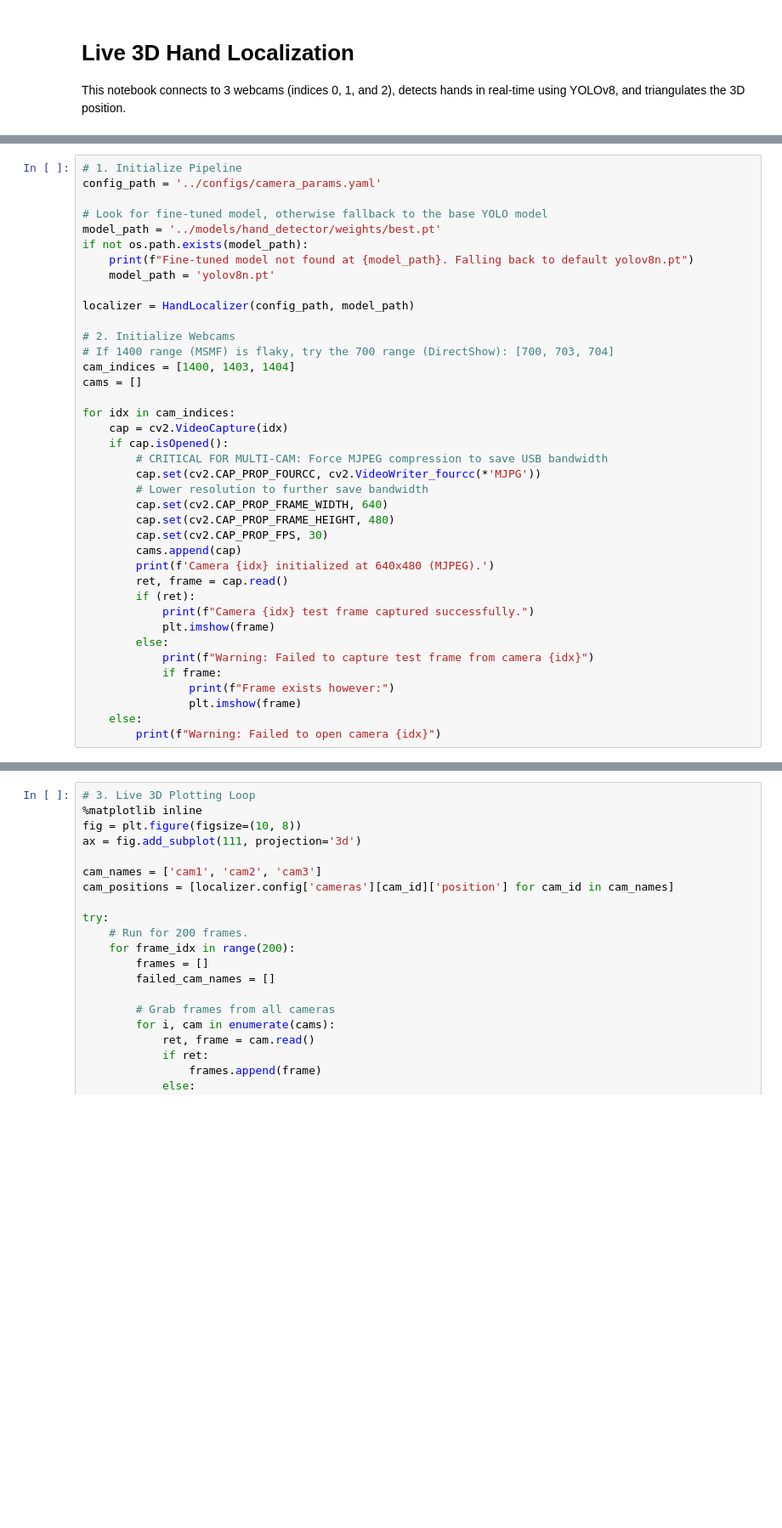
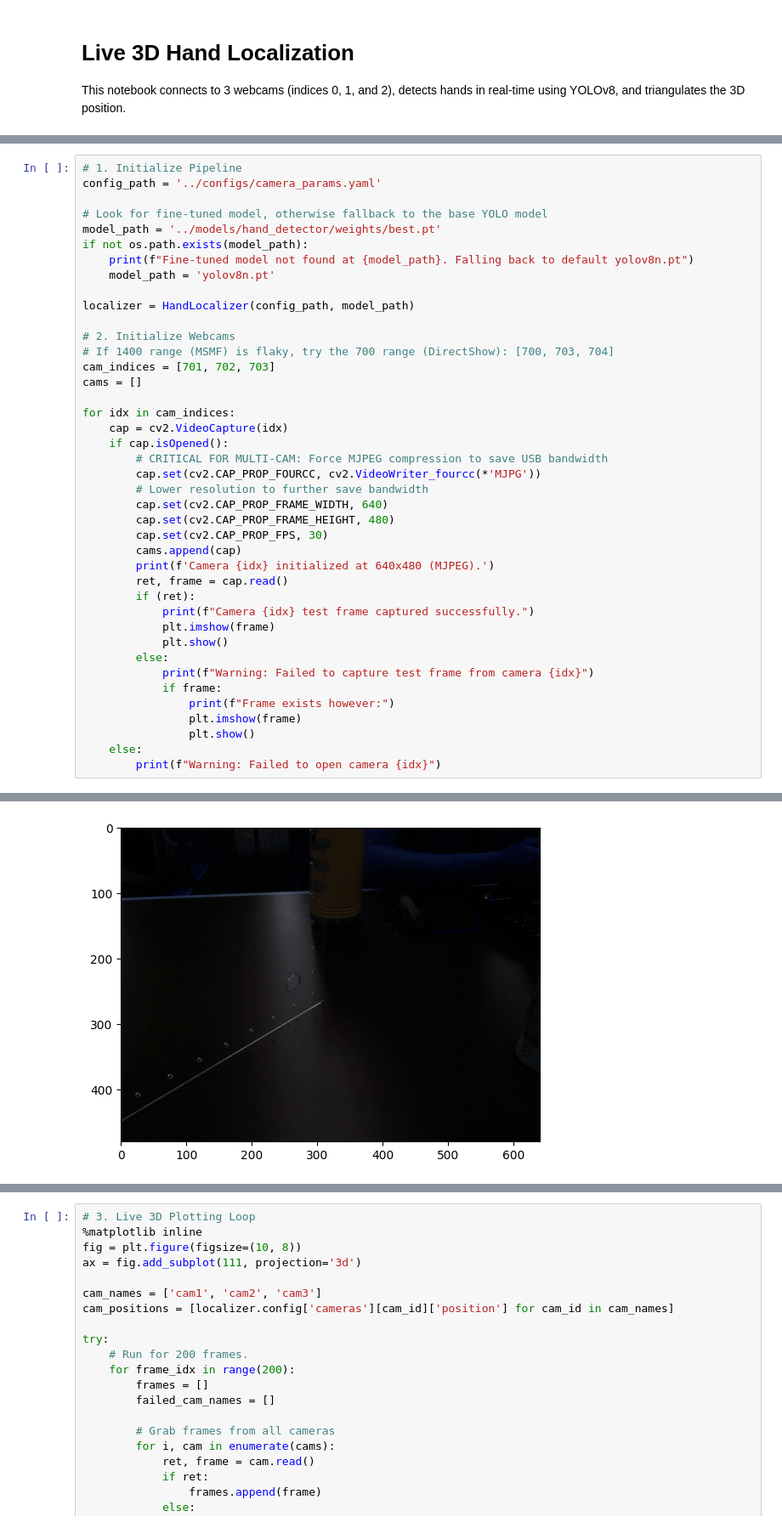
Before and after one commit to SquidCooki2/CARMA, a Jupyter notebook: notebooks/visualize_3d_localization.ipynb, the cells around one changed output, grey strips where cells are left out. Shown at 85% size. Saved outputs shown, nothing was run; the diff lists cells and outputs as text; blank space fills up the shorter version.

```diff
--- a/notebooks/visualize_3d_localization.ipynb
+++ b/notebooks/visualize_3d_localization.ipynb
@@ -27,7 +46,7 @@ localizer = HandLocalizer(config_path, model_path)
 
 # 2. Initialize Webcams
 # If 1400 range (MSMF) is flaky, try the 700 range (DirectShow): [700, 703, 704]
-cam_indices = [1400, 1403, 1404]
+cam_indices = [701, 702, 703]
 cams = []
 
 for idx in cam_indices:
@@ -45,11 +64,13 @@ for idx in cam_indices:
         if (ret):
             print(f"Camera {idx} test frame captured successfully.")
             plt.imshow(frame)
+            plt.show()
         else:
             print(f"Warning: Failed to capture test frame from camera {idx}")
             if frame:
                 print(f"Frame exists however:")
                 plt.imshow(frame)
+                plt.show()
     else:
         print(f"Warning: Failed to open camera {idx}")
 # %% [output]
@@ -56,0 +80 @@ Fine-tuned model not found at ../models/hand_detector/best.pt. Falling back to d
+[figure, added]
```
Also changed, not shown: parts of 3 cells of this notebook, 1 other file.
